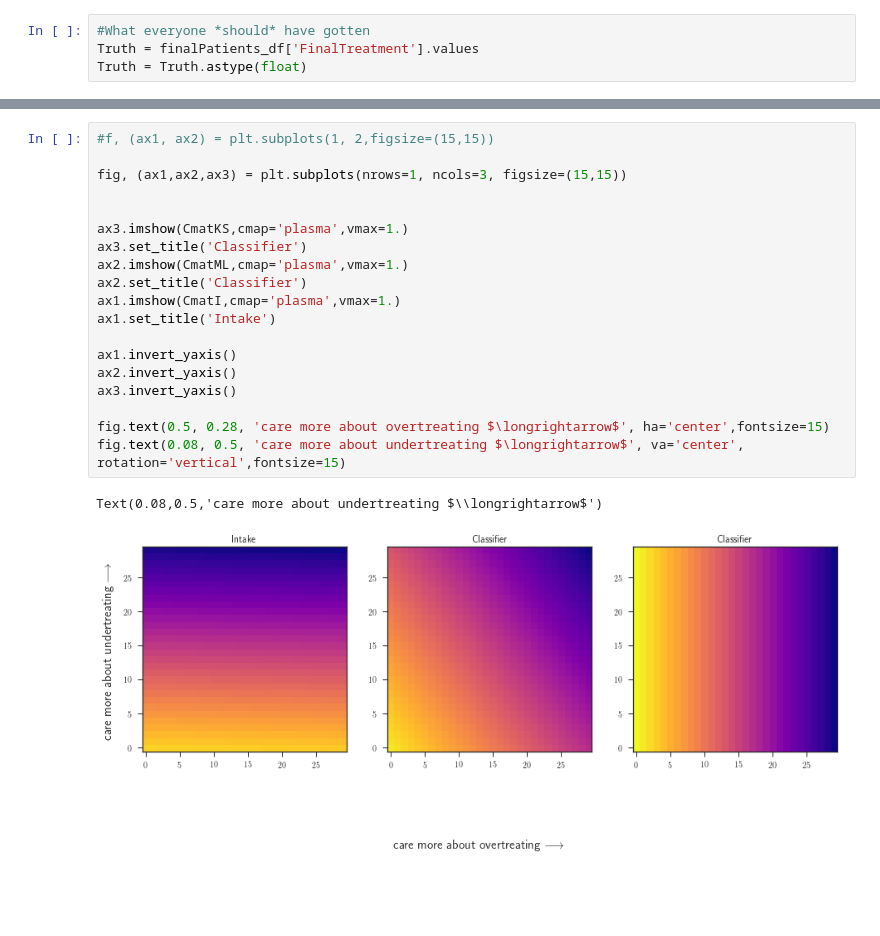
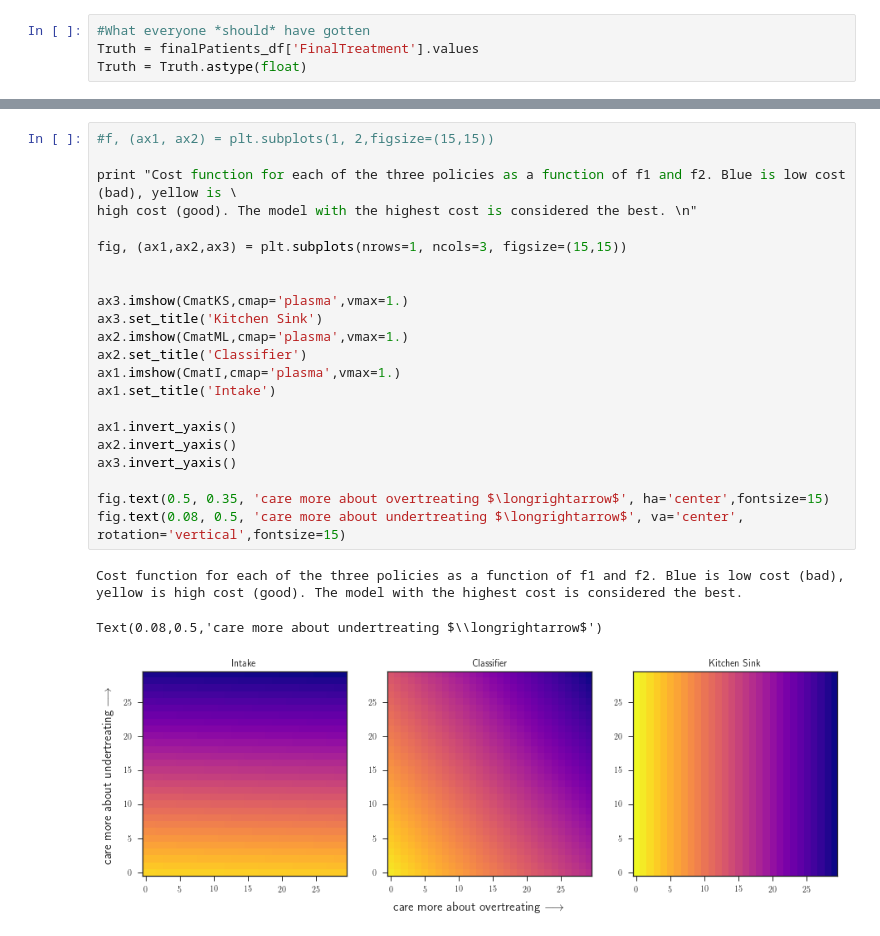
Before and after one commit to lmaesampson/CNSCat, a Jupyter notebook: Laura/Code/LatestWork.ipynb, the cells around one changed output, grey strips where cells are left out. Drawn from its saved outputs; the diff is of its cells as text; blank space fills up the shorter version.

```diff
--- a/Laura/Code/LatestWork.ipynb
+++ b/Laura/Code/LatestWork.ipynb
@@ -474,24 +516,28 @@ for f1 in f1range:
     i += 1
 # %%
 #f, (ax1, ax2) = plt.subplots(1, 2,figsize=(15,15))
+
+print "Cost function for each of the three policies as a function of f1 and f2. Blue is low cost (bad), yellow is \
+high cost (good). The model with the highest cost is considered the best. \n"
 
 fig, (ax1,ax2,ax3) = plt.subplots(nrows=1, ncols=3, figsize=(15,15))
 
 
 ax3.imshow(CmatKS,cmap='plasma',vmax=1.)
-ax3.set_title('Classifier')
+ax3.set_title('Kitchen Sink')
 ax2.imshow(CmatML,cmap='plasma',vmax=1.)
 ax2.set_title('Classifier')
 ax1.imshow(CmatI,cmap='plasma',vmax=1.)
 ax1.set_title('Intake')
 
 ax1.invert_yaxis()
 ax2.invert_yaxis()
 ax3.invert_yaxis()
 
-fig.text(0.5, 0.28, 'care more about overtreating $\longrightarrow$', ha='center',fontsize=15)
+fig.text(0.5, 0.35, 'care more about overtreating $\longrightarrow$', ha='center',fontsize=15)
 fig.text(0.08, 0.5, 'care more about undertreating $\longrightarrow$', va='center', rotation='vertical',fontsize=15)
 # %% [output]
-Text(0.08,0.5,'care more about undertreating $\\longrightarrow$')
+Cost function for each of the three policies as a function of f1 and f2. Blue is low cost (bad), yellow is high cost (good). The model with the highest cost is considered the best.
+Text(0.08,0.5,'care more about undertreating $\\longrightarrow$')
-[figure, old version]
+[figure, new version]
 # %%
```
Also changed, not shown: parts of 11 cells of this notebook.
